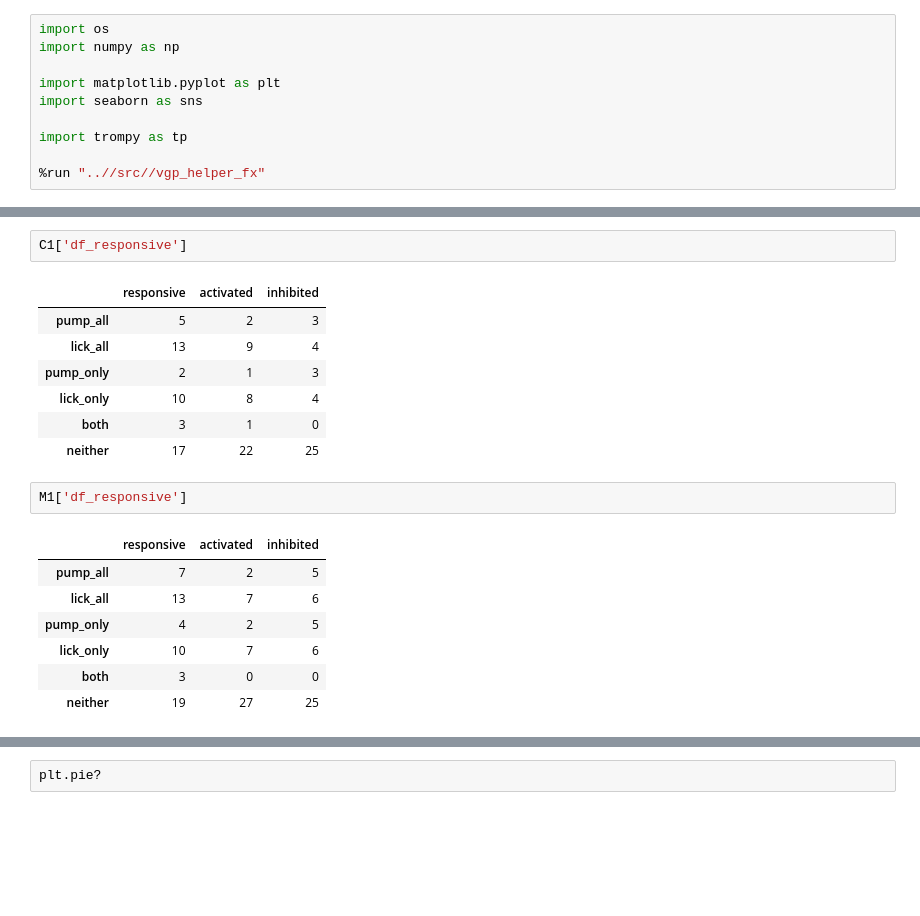
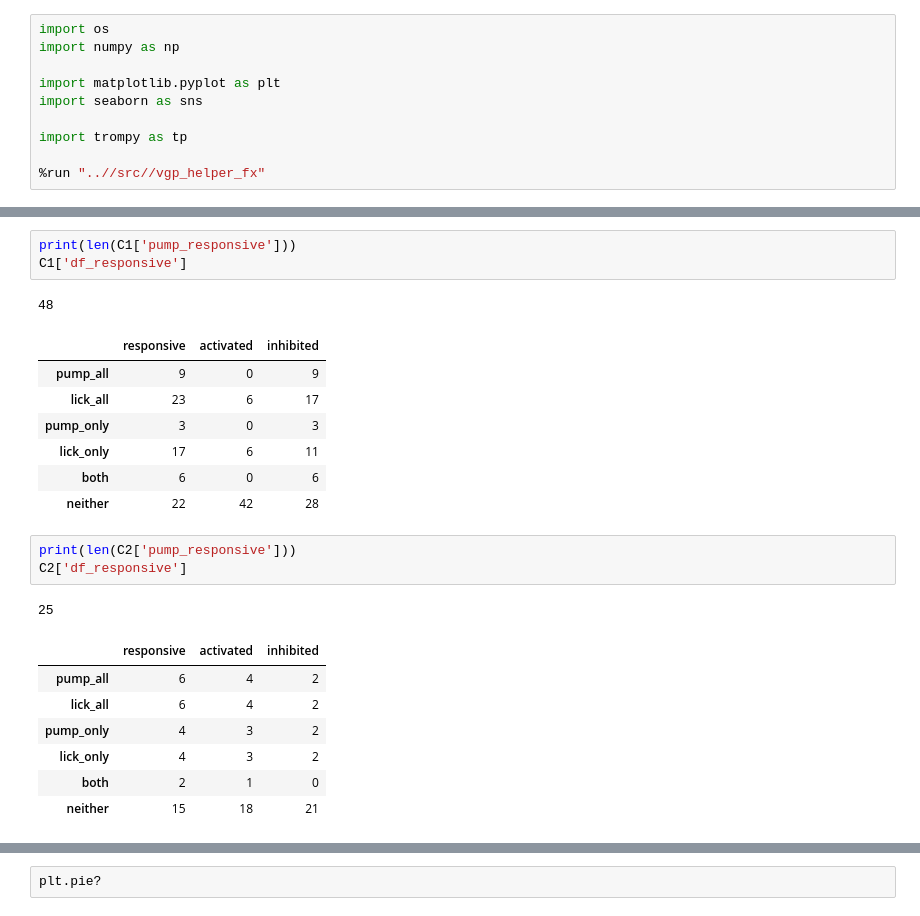
Before and after one commit to jetsetmette/VGP, a Jupyter notebook: notebooks/BNA_figs_representative.ipynb, the cells around one changed output, grey strips where cells are left out. Saved outputs shown, nothing was run; the diff lists cells and outputs as text; blank space fills up the shorter version.

```diff
--- a/notebooks/BNA_figs_representative.ipynb
+++ b/notebooks/BNA_figs_representative.ipynb
@@ -61,20 +87,24 @@ File is excel file. Making csv metafile first
 # %%
+print(len(C1['pump_responsive']))
 C1['df_responsive']
 # %% [output]
+48
 |  | responsive | activated | inhibited |
-| pump_all | 5 | 2 | 3 |
-| lick_all | 13 | 9 | 4 |
-| pump_only | 2 | 1 | 3 |
-| lick_only | 10 | 8 | 4 |
-| both | 3 | 1 | 0 |
-| neither | 17 | 22 | 25 |
+| pump_all | 9 | 0 | 9 |
+| lick_all | 23 | 6 | 17 |
+| pump_only | 3 | 0 | 3 |
+| lick_only | 17 | 6 | 11 |
+| both | 6 | 0 | 6 |
+| neither | 22 | 42 | 28 |
 # %%
-M1['df_responsive']
+print(len(C2['pump_responsive']))
+C2['df_responsive']
 # %% [output]
+25
 |  | responsive | activated | inhibited |
-| pump_all | 7 | 2 | 5 |
-| lick_all | 13 | 7 | 6 |
-| pump_only | 4 | 2 | 5 |
-| lick_only | 10 | 7 | 6 |
-| both | 3 | 0 | 0 |
-| neither | 19 | 27 | 25 |
+| pump_all | 6 | 4 | 2 |
+| lick_all | 6 | 4 | 2 |
+| pump_only | 4 | 3 | 2 |
+| lick_only | 4 | 3 | 2 |
+| both | 2 | 1 | 0 |
+| neither | 15 | 18 | 21 |
```
Also changed, not shown: parts of 10 cells of this notebook.
